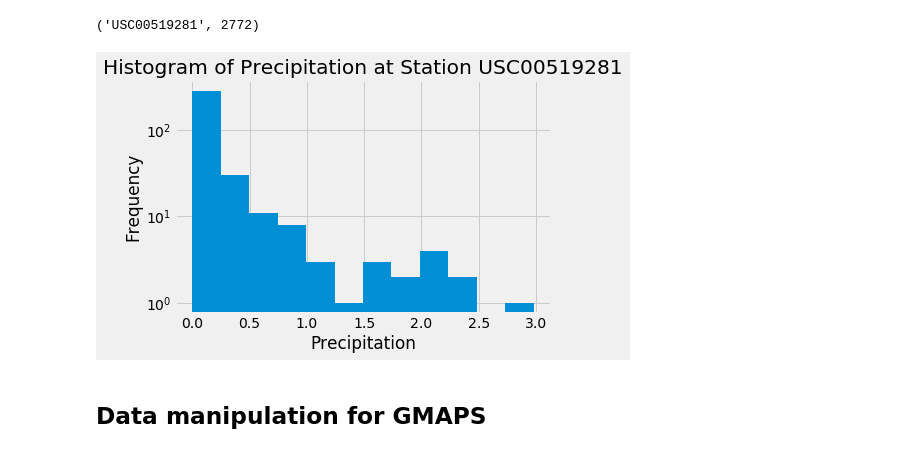
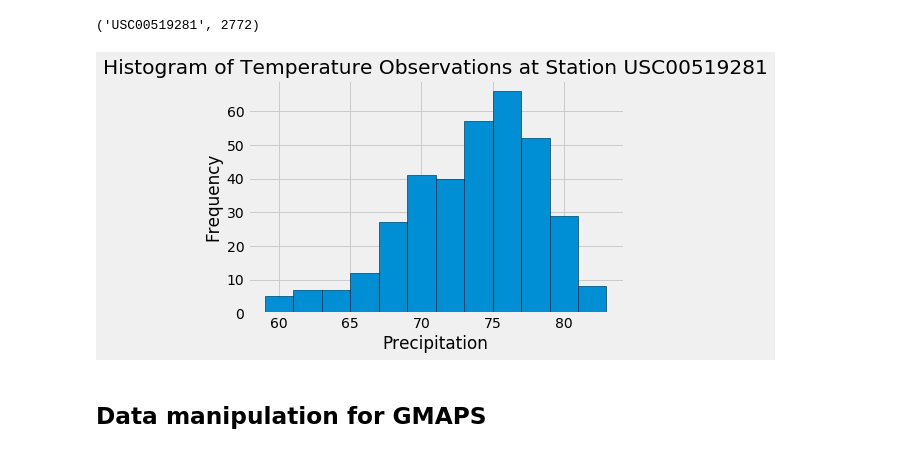
Before and after one commit to JeremyBrent/SQLAlchemy, a Jupyter notebook: climateanalysis.ipynb, the cells around one changed output. Cells and saved outputs as stored; diff of their text form; code cells hidden in the pictures.

```diff
--- a/climateanalysis.ipynb
+++ b/climateanalysis.ipynb
@@ -133,20 +146,20 @@ stationmost
 # %%
 # Choose the station with the highest number of temperature observations.
 # Query the last 12 months of temperature observation data for this station and plot the results as a histogram
 query_date = dt.date(year,month,day) - dt.timedelta(days=365)
 
-last_12_months_precip_at_staion_most = session.query(measurements.date,measurements.prcp).\
+last_12_months_temp_at_staion_most = session.query(measurements.date,measurements.tobs).\
     filter(measurements.date > query_date).\
     filter(measurements.station == stationmost[0]).all()
 
-last12df = pd.DataFrame(last_12_months_precip_at_staion_most)
+last12df = pd.DataFrame(last_12_months_temp_at_staion_most)
 
-last12df.plot(kind='hist',log=True,bins=12,legend=False)
+last12df.plot(kind='hist',bins=12,legend=False,edgecolor='black')
 plt.xlabel("Precipitation")
-plt.title(f"Histogram of Precipitation at Station {stationmost[0]}")
+plt.title(f"Histogram of Temperature Observations at Station {stationmost[0]}")
 plt.show()
 # %% [output]
-[figure, old version]
+[figure, new version]
 # %% [markdown]
 ## Data manipulation for GMAPS
 # %%
```
Also changed, not shown: parts of 2 cells of this notebook, 1 other file.
